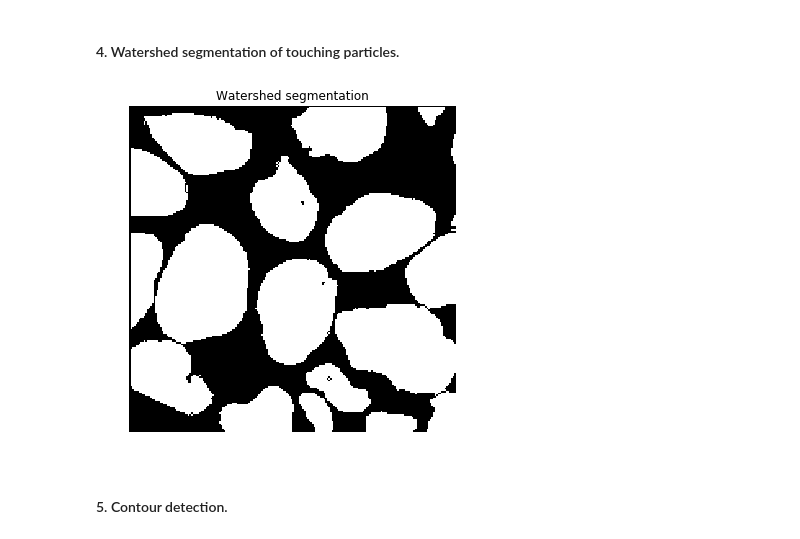
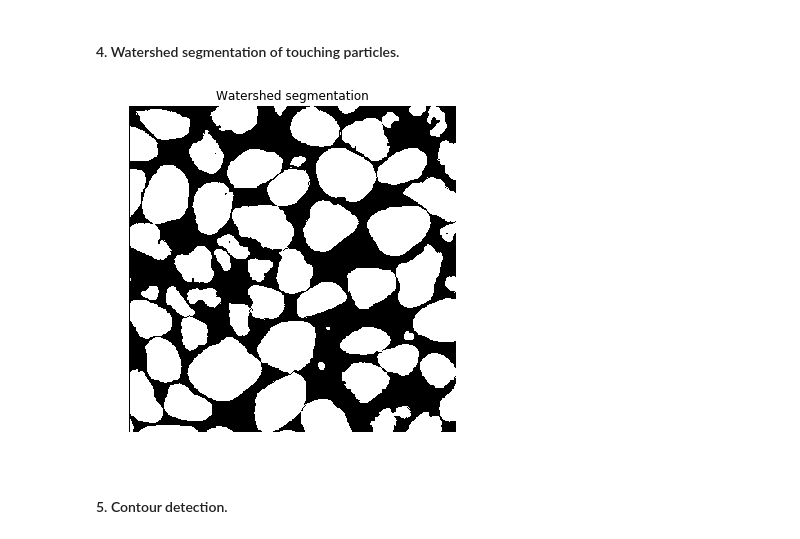
Before and after one commit to alelyya/slb, a Jupyter notebook: v1/v1.ipynb, the cells around one changed output. Saved outputs shown, nothing was run; the diff lists cells and outputs as text; code cells hidden in the pictures.

```diff
--- a/v1/v1.ipynb
+++ b/v1/v1.ipynb
@@ -3,17 +4,18 @@ from matplotlib import pyplot as plt
 import numpy as np
 import cv2 as cv
 # %%
-def show(image, title=None, figsize=(6,6)):
+def show(image, title=None, figsize=(6,6), colormap='gray'):
     plt.figure(figsize=figsize)
     plt.axis('off')
     if title:
         plt.title(title)
-    plt.imshow(image, 'gray')
+    plt.imshow(image, colormap)
 # %% [markdown]
 #### 0. Image loading.
 # %%
-img = cv.imread('./0.png')
-grayscale = cv.imread('./0.png', 0)
+imgpath = './0.png'
+img = cv.imread(imgpath)
+grayscale = cv.imread(imgpath, 0)
 
 show(img, 'Original image', (10,10))
 # %% [output]
@@ -65,33 +65,33 @@ show(opening[:400,:400], "Noise reduction")
 # %%
 kernel = np.ones((3,3), np.uint8)
 
 # sure background area
 sure_bg = cv.dilate(opening, kernel, iterations=2)
 
 # foreground area
 dist_transform = cv.distanceTransform(opening, cv.DIST_L2, 0)
 dist_transform = cv.normalize(dist_transform, dist_transform, 0, 255, cv.NORM_MINMAX)
 ret, sure_fg = cv.threshold(dist_transform, 0.23 * dist_transform.max(), 255, 0)
 
 # unknown region
 sure_fg = sure_fg * 100000
 sure_fg = np.uint8(sure_fg)
 unknown = cv.subtract(sure_bg, sure_fg)
 
 # Marker labelling
 ret, markers = cv.connectedComponents(sure_fg)
 
 # Add one to all labels so that sure background is not 0, but 1
 markers = markers + 1
 markers[unknown==255] = 0
 
 markers = cv.watershed(img, markers)
 
 bordered = opening
 bordered[markers == -1] = 0
-show(bordered[:200, :200], 'Watershed segmentation')
+show(bordered[:400, :400], 'Watershed segmentation')
 # %% [output]
-[figure, old version]
+[figure, new version]
 # %% [markdown]
 #### 5. Contour detection.
 # %%
```
Also changed, not shown: parts of 8 cells of this notebook, 1 other file.
